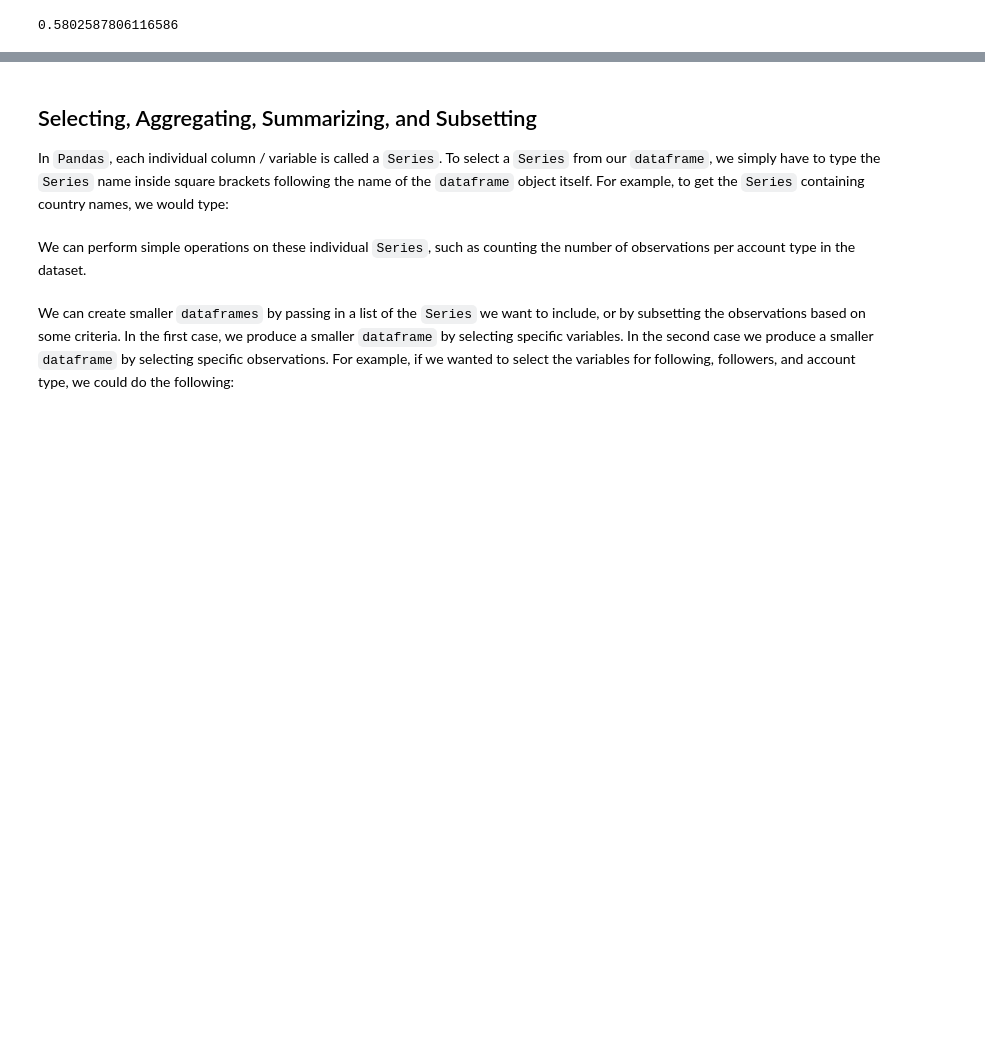
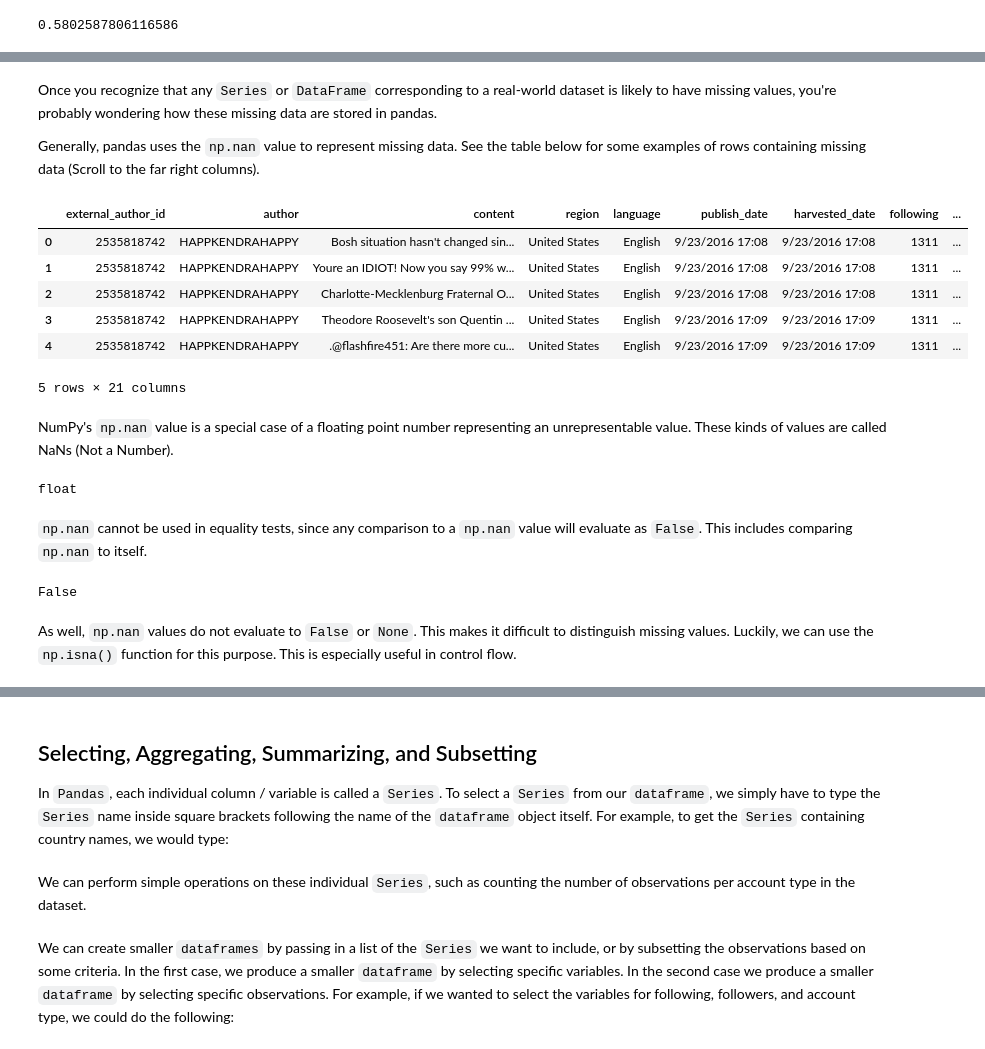
Before and after one commit to mclevey/GESIS_2020_Fundamentals, a Jupyter notebook: 03_pandas.ipynb, the cells around one changed output, grey strips where cells are left out. Drawn from its saved outputs; the diff is of its cells as text; code cells hidden in the pictures; blank space fills up the shorter version.

```diff
--- a/03_pandas.ipynb
+++ b/03_pandas.ipynb
@@ -841,0 +1197,29 @@ JA: I will do this. Likely just be super basic. The weird things people need to
+# %% [markdown]
+Once you recognize that any `Series` or `DataFrame` corresponding to a real-world dataset is likely to have missing values, you're probably wondering how these missing data are stored in pandas.
+
+Generally, pandas uses the `np.nan` value to represent missing data. See the table below for some examples of rows containing missing data (Scroll to the far right columns).
+# %%
+df.head(5)
+# %% [output]
+|  | external_author_id | author | content | region | language | publish_date | harvested_date | following | ... |
+| 0 | 2535818742 | HAPPKENDRAHAPPY | Bosh situation hasn't changed sin... | United States | English | 9/23/2016 17:08 | 9/23/2016 17:08 | 1311 | ... |
+| 1 | 2535818742 | HAPPKENDRAHAPPY | Youre an IDIOT! Now you say 99% w... | United States | English | 9/23/2016 17:08 | 9/23/2016 17:08 | 1311 | ... |
+| 2 | 2535818742 | HAPPKENDRAHAPPY | Charlotte-Mecklenburg Fraternal O... | United States | English | 9/23/2016 17:08 | 9/23/2016 17:08 | 1311 | ... |
+| 3 | 2535818742 | HAPPKENDRAHAPPY | Theodore Roosevelt's son Quentin ... | United States | English | 9/23/2016 17:09 | 9/23/2016 17:09 | 1311 | ... |
+| 4 | 2535818742 | HAPPKENDRAHAPPY | .@flashfire451: Are there more cu... | United States | English | 9/23/2016 17:09 | 9/23/2016 17:09 | 1311 | ... |
+5 rows × 21 columns
+# %% [markdown]
+NumPy's `np.nan` value is a special case of a floating point number representing an unrepresentable value. These kinds of values are called NaNs (Not a Number).
+# %%
+type(np.nan)
+# %% [output]
+float
+# %% [markdown]
+`np.nan` cannot be used in equality tests, since any comparison to a `np.nan` value will evaluate as `False`. This includes comparing `np.nan` to itself.
+# %%
+n = np.nan
+n == n
+# %% [output]
+False
+# %% [markdown]
+As well, `np.nan` values do not evaluate to `False` or `None`. This makes it difficult to distinguish missing values. Luckily, we can use the `np.isna()` function for this purpose. This is especially useful in control flow.
```
Also changed, not shown: parts of 108 cells of this notebook.
